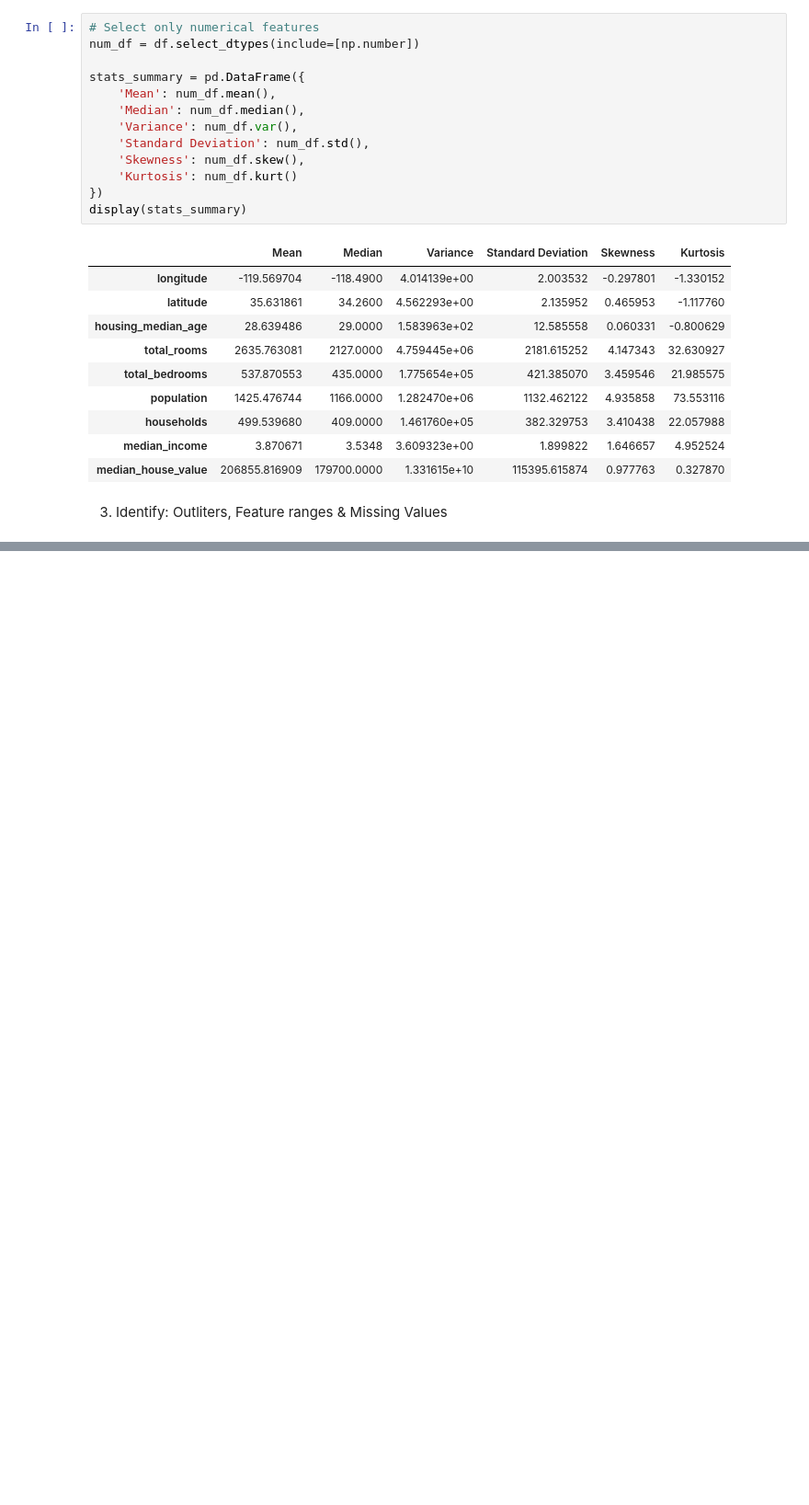
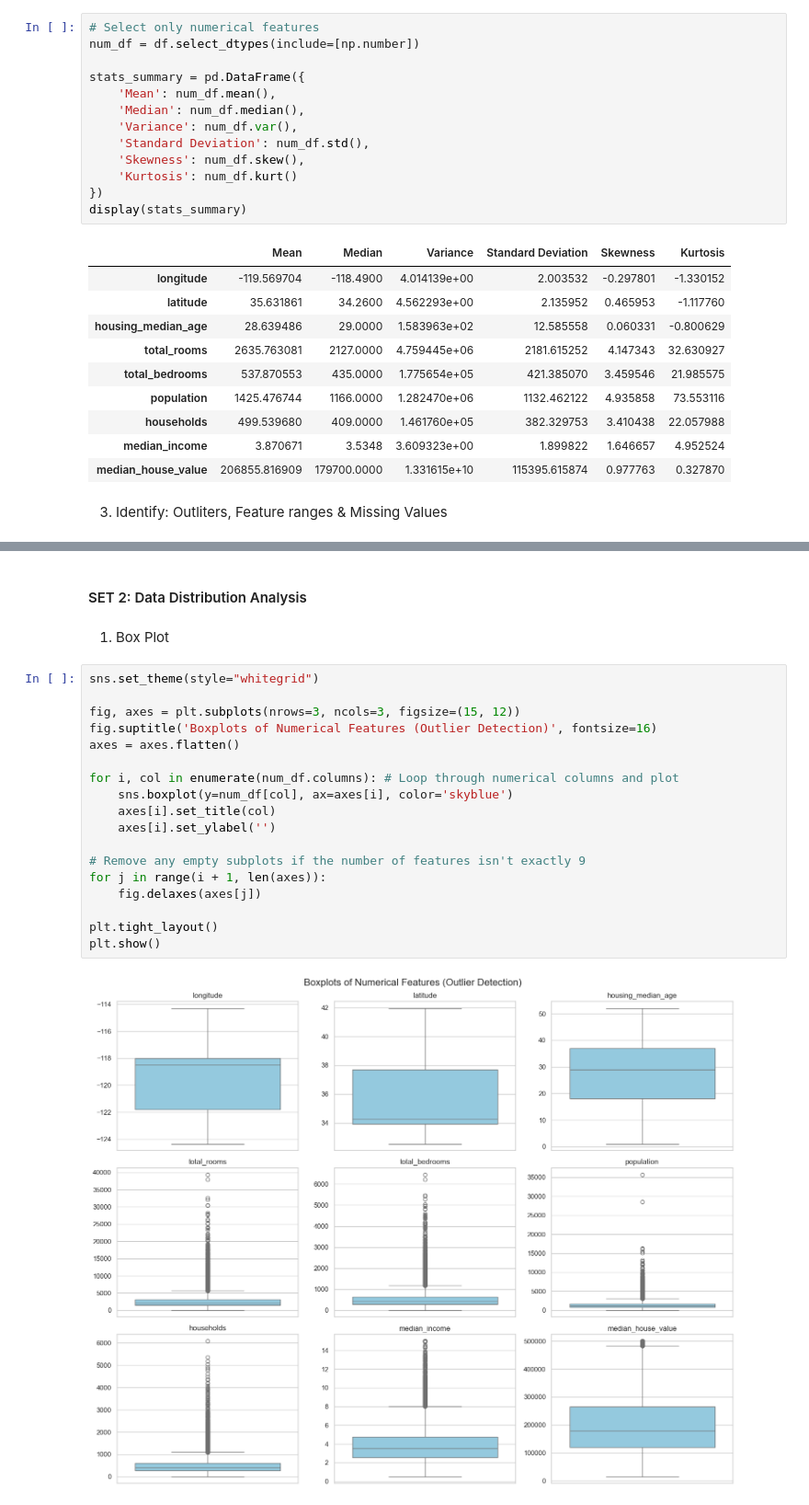
Before and after one commit to Mahanidhii/Data-Exploration-and-Preprocessing, a Jupyter notebook: EDA&Predictive_Analysis.ipynb, the cells around one changed output, grey strips where cells are left out. Shown at 92% size. Saved outputs shown, nothing was run; the diff lists cells and outputs as text; blank space fills up the shorter version.

Commit message:
feat: Data Distribution Analysis, Correlation Analysis, Linear Regression model(Training & Results), PCA and clustering

```diff
--- a/EDA&Predictive_Analysis.ipynb
+++ b/EDA&Predictive_Analysis.ipynb
@@ -53,0 +123,24 @@ display(stats_summary)
+# %% [markdown]
+#### SET 2: Data Distribution Analysis
+# %% [markdown]
+1. Box Plot
+# %%
+sns.set_theme(style="whitegrid")
+
+fig, axes = plt.subplots(nrows=3, ncols=3, figsize=(15, 12))
+fig.suptitle('Boxplots of Numerical Features (Outlier Detection)', fontsize=16)
+axes = axes.flatten()
+
+for i, col in enumerate(num_df.columns): # Loop through numerical columns and plot
+    sns.boxplot(y=num_df[col], ax=axes[i], color='skyblue')
+    axes[i].set_title(col)
+    axes[i].set_ylabel('')
+
+# Remove any empty subplots if the number of features isn't exactly 9
+for j in range(i + 1, len(axes)):
+    fig.delaxes(axes[j])
+
+plt.tight_layout()
+plt.show()
+# %% [output]
+[figure, added]
```
Also changed, not shown: parts of 35 cells of this notebook.
